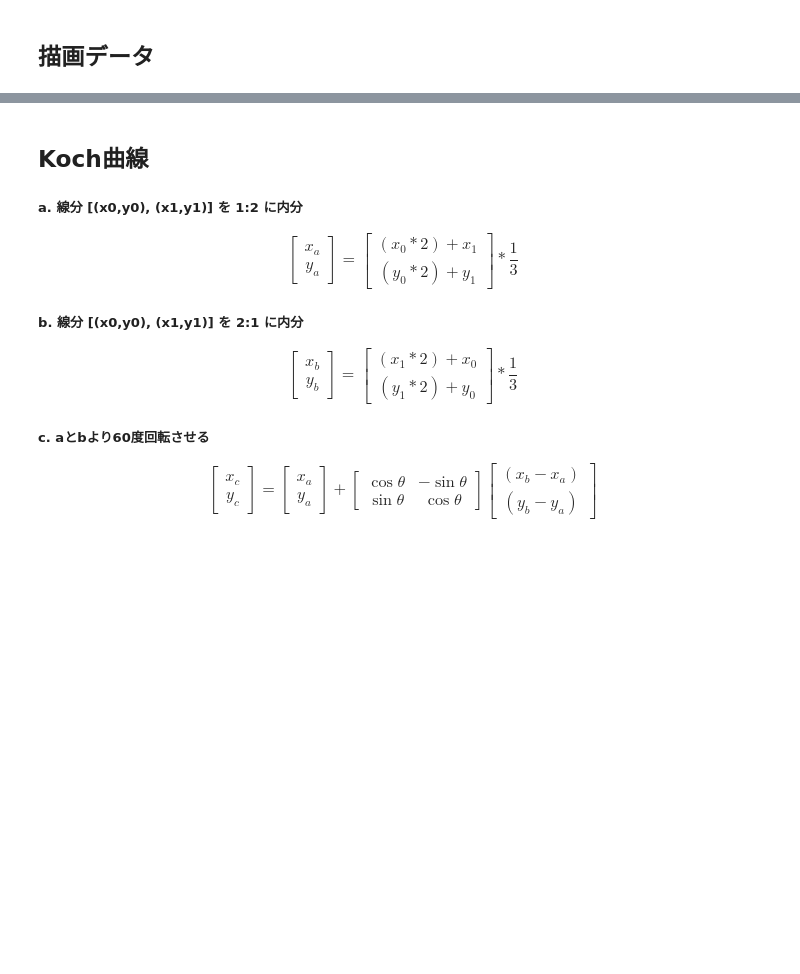
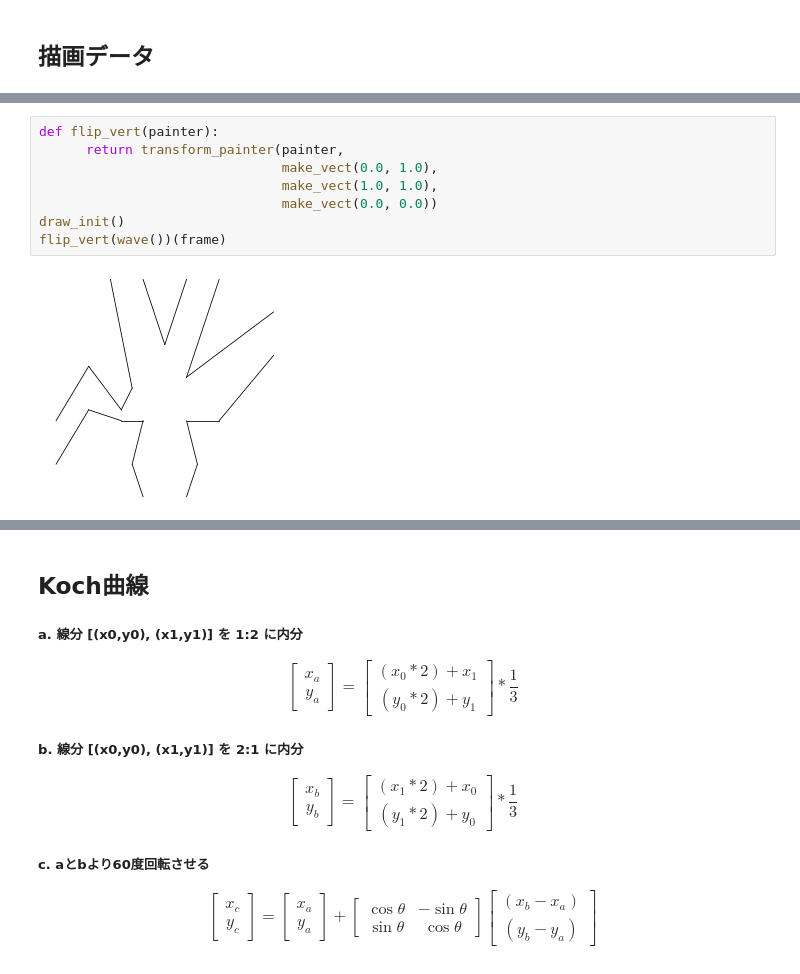
Before and after one commit to hidekuno/jupyter-sicp, a Jupyter notebook: picture-language.ipynb, the cells around one changed output, grey strips where cells are left out. Saved outputs shown, nothing was run; the diff lists cells and outputs as text; blank space fills up the shorter version.

```diff
--- a/picture-language.ipynb
+++ b/picture-language.ipynb
@@ -297,0 +186,10 @@ square_limit(wave(),1)(frame)
+# %%
+def flip_vert(painter):
+      return transform_painter(painter,
+                               make_vect(0.0, 1.0),
+                               make_vect(1.0, 1.0),
+                               make_vect(0.0, 0.0))
+draw_init()
+flip_vert(wave())(frame)
+# %% [output]
+[figure, added]
```
Also changed, not shown: parts of 47 cells of this notebook, 1 other file.
